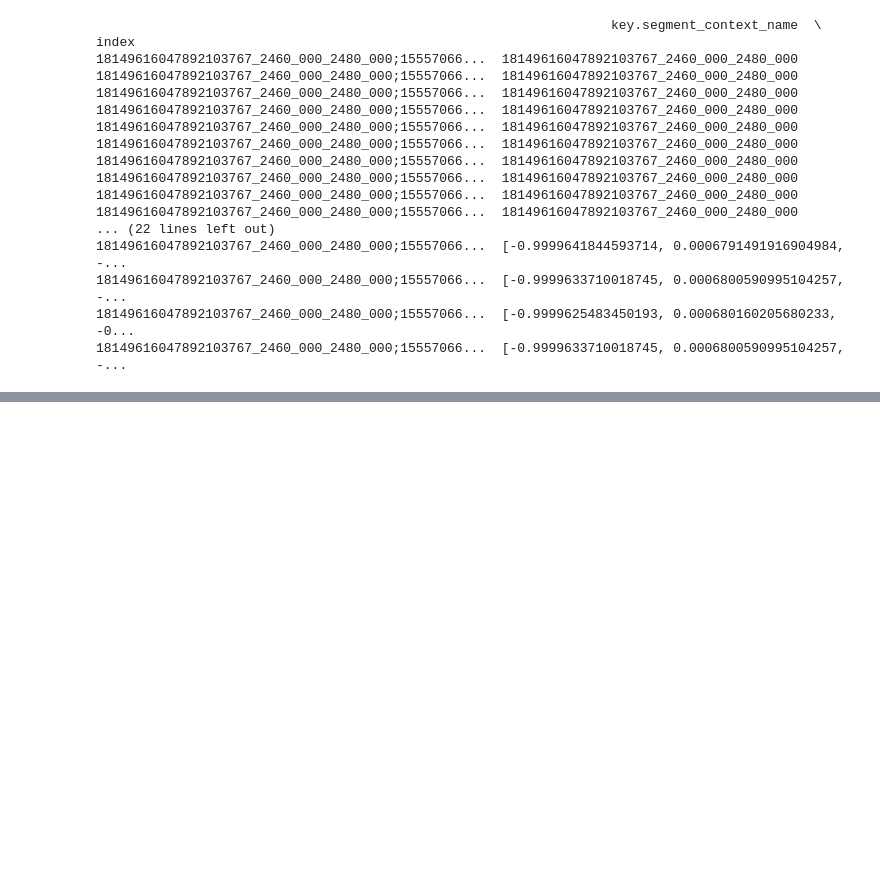
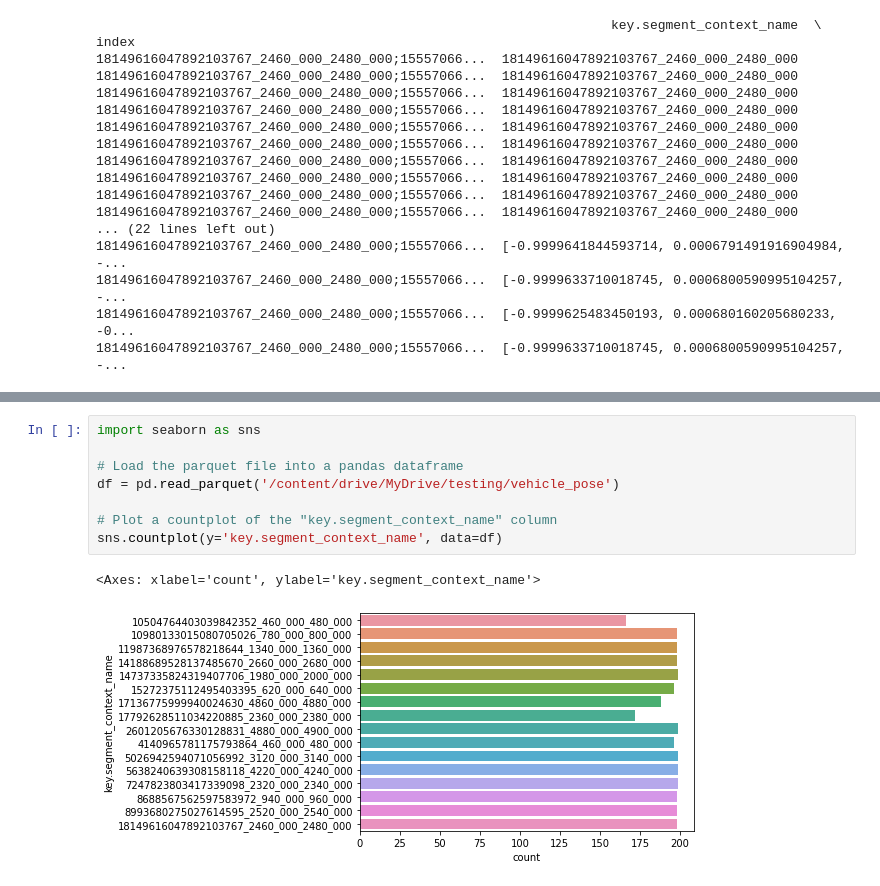
Before and after one commit to neehasajja/waymo-opendataset, a Jupyter notebook: testing/vehiclepose.ipynb, the cells around one changed output, grey strips where cells are left out. Saved outputs shown, nothing was run; the diff lists cells and outputs as text; blank space fills up the shorter version.

```diff
--- a/testing/vehiclepose.ipynb
+++ b/testing/vehiclepose.ipynb
@@ -76,0 +179,11 @@ Schema metadata: {b'ARROW:schema': b'/////zgFAAAQAAAAAAAKAA4ABgAFAAgACgAAAAABBAA
+# %%
+import seaborn as sns
+
+# Load the parquet file into a pandas dataframe
+df = pd.read_parquet('/content/drive/MyDrive/testing/vehicle_pose')
+
+# Plot a countplot of the "key.segment_context_name" column
+sns.countplot(y='key.segment_context_name', data=df)
+# %% [output]
+<Axes: xlabel='count', ylabel='key.segment_context_name'>
+[figure, added]
```
Also changed, not shown: parts of 8 cells of this notebook.
